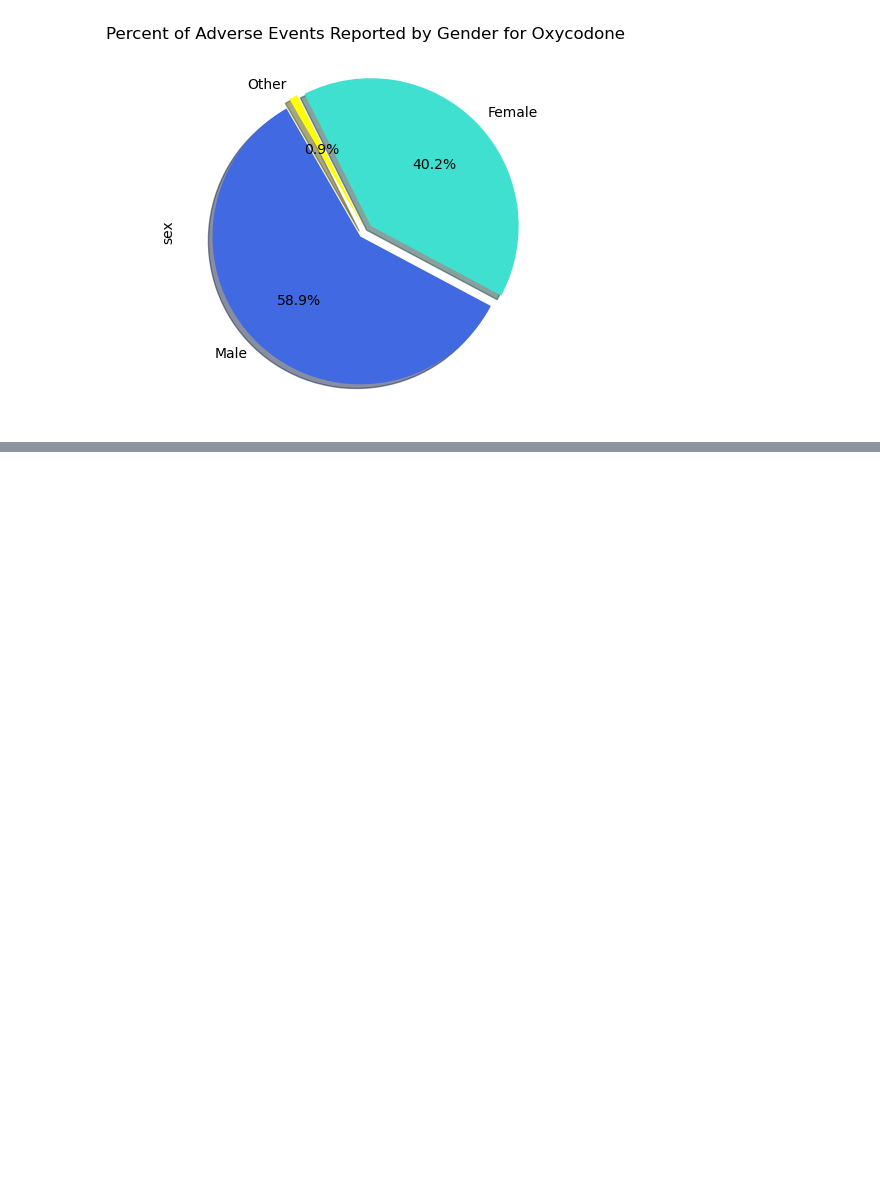
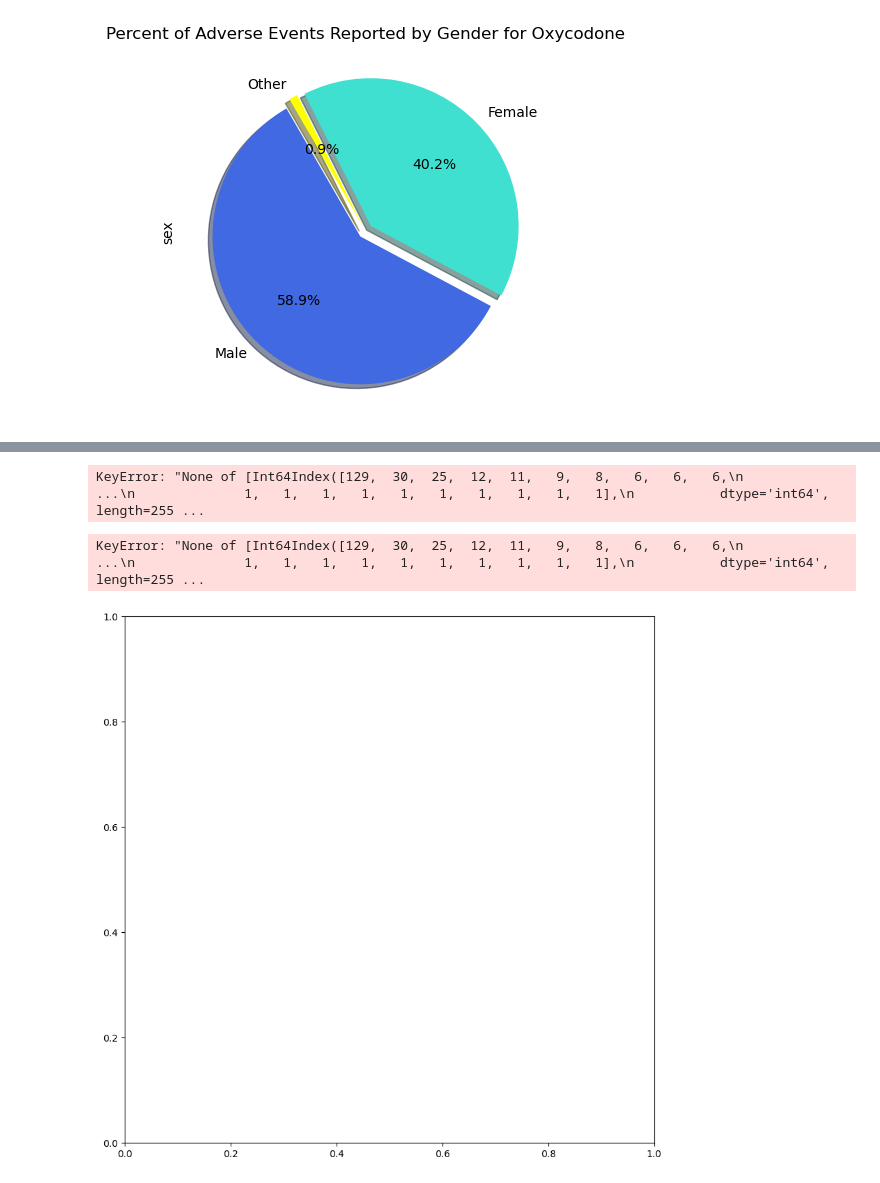
Before and after one commit to EBPaz/Adverse_Drug_Events_In_Pain_Medications, a Jupyter notebook: Eva/main dataframe.ipynb, the cells around one changed output, grey strips where cells are left out. Saved outputs shown, nothing was run; the diff lists cells and outputs as text; code cells hidden in the pictures; blank space fills up the shorter version.

```diff
--- a/Eva/main dataframe.ipynb
+++ b/Eva/main dataframe.ipynb
@@ -481,0 +528,28 @@ plt.show()
+# %%
+# this example is from week 5, day 3, number 9
+# year = vehicle_data.loc[(vehicle_data["type"]=="Cars") & (vehicle_data["engine"]=="Petrol-Electric"),"year"]
+# petrol_electric_cars = vehicle_data.loc[(vehicle_data["type"]=="Cars") & (vehicle_data["engine"]=="Petrol-Electric"),"number"]
+
+drug_abuse = df.loc[(df["reaction"]=="Drug abuse"),"date"]
+manufacturer = df.loc[(df["reaction"]=="Drug abuse"),df["reaction"].value_counts()]
+plt.scatter(drug_abuse, manufacturer)
+plt.xticks(drug_abuse, rotation = 90)
+plt.show()
+# %% [output]
+KeyError: "None of [Int64Index([129,  30,  25,  12,  11,   9,   8,   6,   6,   6,\n            ...\n              1,   1,   1,   1,   1,   1,   1,   1,   1,   1],\n           dtype='int64', length=255 ...
+# %%
+# manufacturer = df.groupby(["company", "reaction"]).count()
+# manufacturer.head(15)
+
+plt.scatter(df.loc[df["company"]],df.loc["reaction"]=="drug abuse")
+
+plt.xlabel('Population Median Age')
+plt.ylabel('Cell Phones Per 100 People')
+plt.show()
+
+# manufacturer.plot(kind="scatter", x="date", y=reaction_count, figsize=(10,10),
+#               title="Reported Adverse Events by Manufacturer")
+# plt.show()
+# %% [output]
+KeyError: "None of [Int64Index([129,  30,  25,  12,  11,   9,   8,   6,   6,   6,\n            ...\n              1,   1,   1,   1,   1,   1,   1,   1,   1,   1],\n           dtype='int64', length=255 ...
+[figure, added]
```
Also changed, not shown: parts of 8 cells of this notebook.
